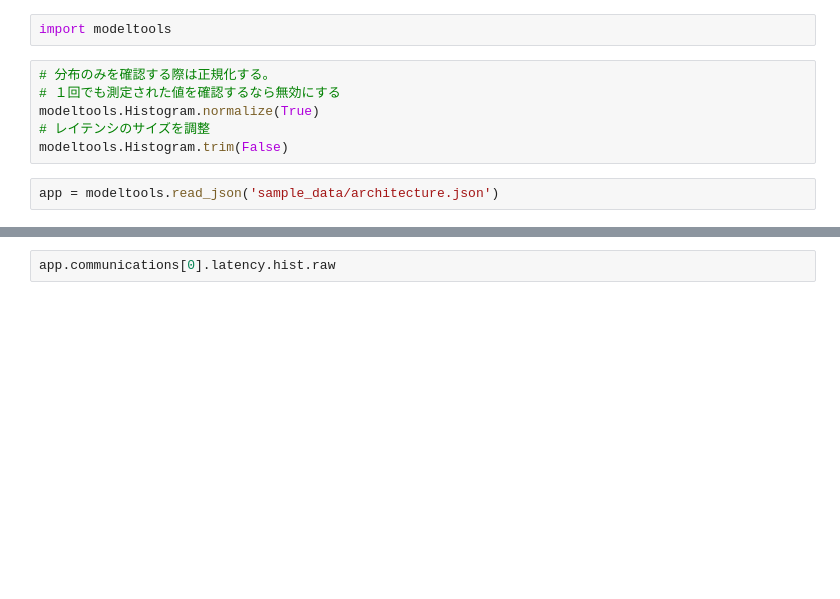
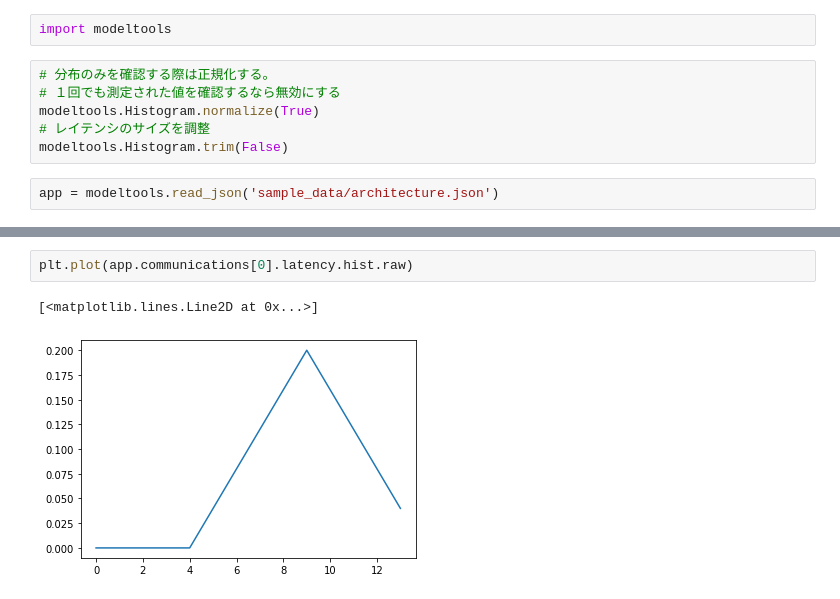
Before and after one commit to hsgwa/ros_modelling, a Jupyter notebook: sample.ipynb, the cells around one changed output, grey strips where cells are left out. Saved outputs shown, nothing was run; the diff lists cells and outputs as text; blank space fills up the shorter version.

```diff
--- a/sample.ipynb
+++ b/sample.ipynb
@@ -32,5 +69,8 @@ app.nodes
 # %%
-app.communications[0].latency.hist.raw
+plt.plot(app.communications[0].latency.hist.raw)
+# %% [output]
+[<matplotlib.lines.Line2D at 0x...>]
+[figure, added]
 # %%
 # ノード毎の検証
 node = app.nodes[3]
```
Also changed, not shown: parts of 13 cells of this notebook.
